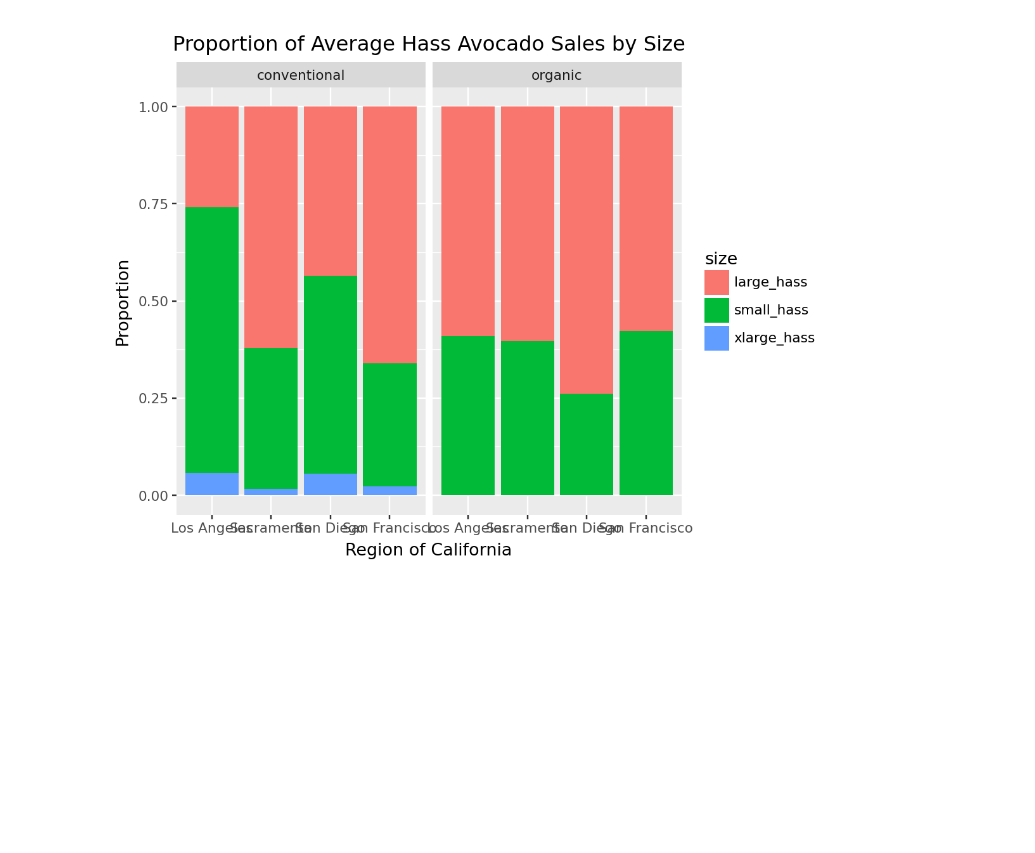
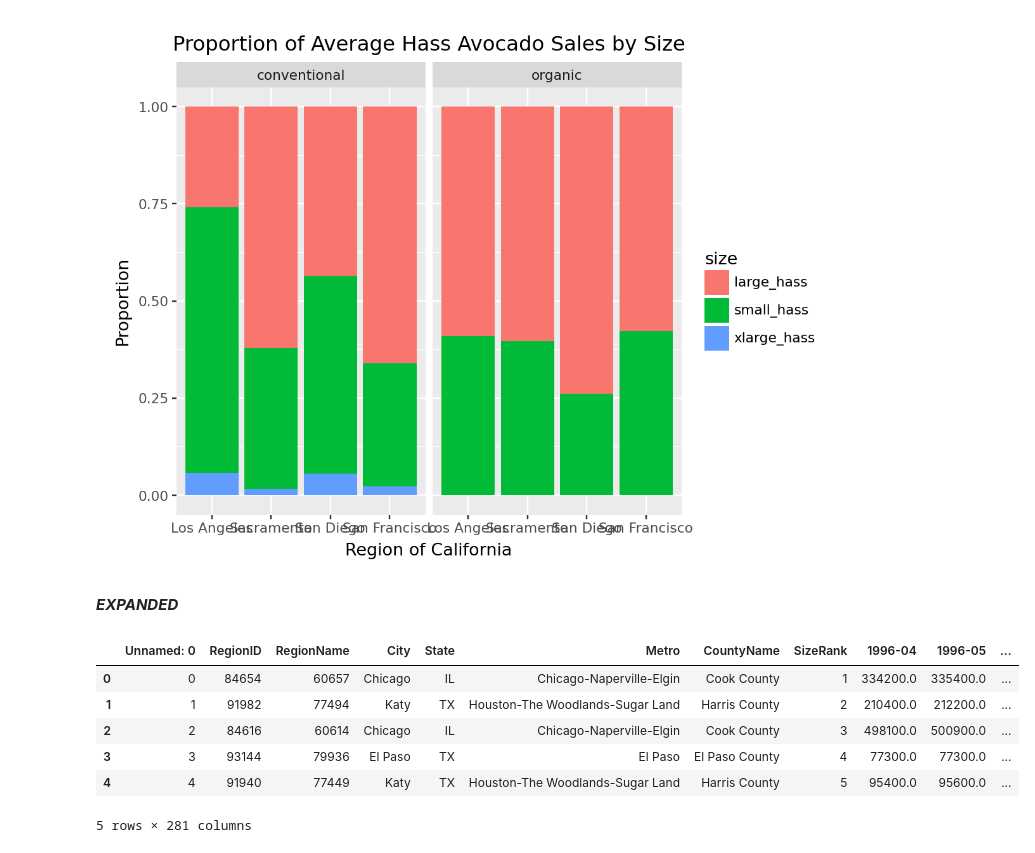
Before and after one commit to maxbegun1/Lab2-Avocado-Sales, a Jupyter notebook: Lab2.ipynb, the cells around one changed output. Saved outputs shown, nothing was run; the diff lists cells and outputs as text; code cells hidden in the pictures; blank space fills up the shorter version.

```diff
--- a/Lab2.ipynb
+++ b/Lab2.ipynb
@@ -177,3 +177,21 @@ avocado_sizes = avocado_sizes.melt(id_vars=["geography", "type"], var_name="size
 ggplot(avocado_sizes, aes(x="geography", y="average_sales", fill="size")) + geom_col(position="fill") + facet_wrap("type") + labs(x="Region of California", y="Proportion", title="Proportion of Average Hass Avocado Sales by Size")
 # %% [output]
 [figure]
+# %% [markdown]
+***EXPANDED***
+# %%
+# Download housing data
+housing_path = kagglehub.dataset_download("zhenyufan/zillow-housing-price")
+
+# Read the CSV
+housing = pd.read_csv(housing_path + "/Zillow Single Family Residence.csv")
+
+housing.head()
+# %% [output]
+|  | Unnamed: 0 | RegionID | RegionName | City | State | Metro | CountyName | SizeRank | 1996-04 | 1996-05 | ... |
+| 0 | 0 | 84654 | 60657 | Chicago | IL | Chicago-Naperville-Elgin | Cook County | 1 | 334200.0 | 335400.0 | ... |
+| 1 | 1 | 91982 | 77494 | Katy | TX | Houston-The Woodlands-Sugar Land | Harris County | 2 | 210400.0 | 212200.0 | ... |
+| 2 | 2 | 84616 | 60614 | Chicago | IL | Chicago-Naperville-Elgin | Cook County | 3 | 498100.0 | 500900.0 | ... |
+| 3 | 3 | 93144 | 79936 | El Paso | TX | El Paso | El Paso County | 4 | 77300.0 | 77300.0 | ... |
+| 4 | 4 | 91940 | 77449 | Katy | TX | Houston-The Woodlands-Sugar Land | Harris County | 5 | 95400.0 | 95600.0 | ... |
+5 rows × 281 columns
```
Also changed, not shown: parts of 5 cells of this notebook, 1 other file.
